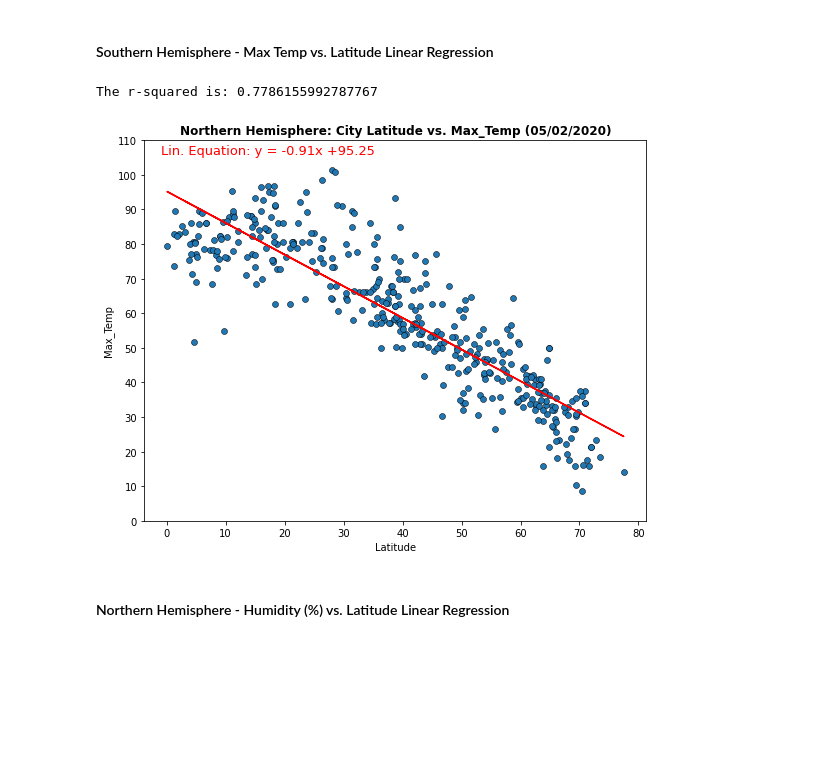
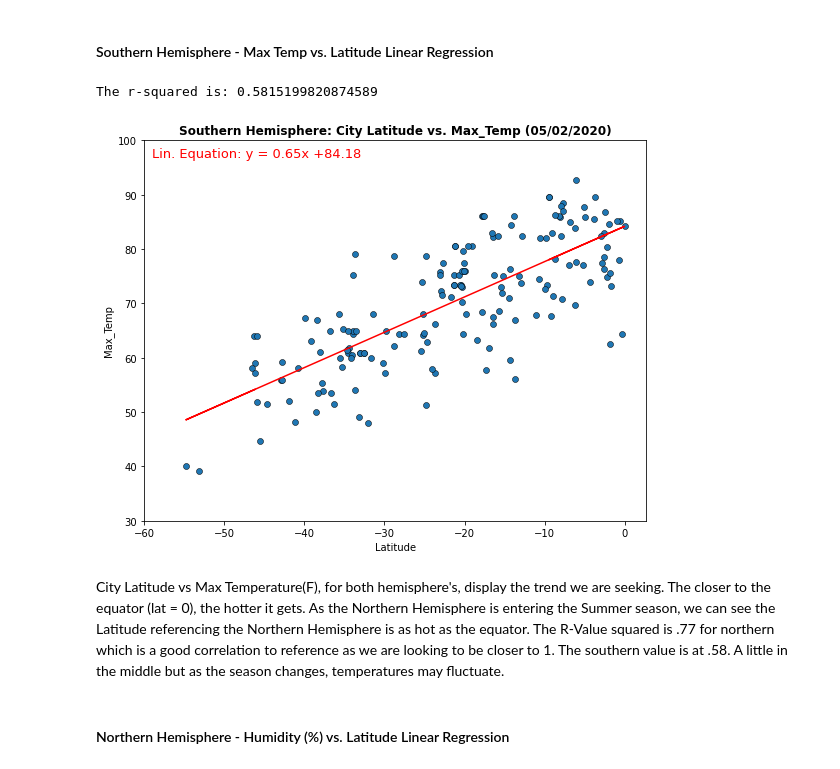
Before and after one commit to c-pompa/API-Challenge, a Jupyter notebook: WeatherPy/WeatherPy.ipynb, the cells around one changed output. Saved outputs shown, nothing was run; the diff lists cells and outputs as text; code cells hidden in the pictures; blank space fills up the shorter version.

```diff
--- a/WeatherPy/WeatherPy.ipynb
+++ b/WeatherPy/WeatherPy.ipynb
@@ -536,8 +545,6 @@ def hemisphereLinRegressPlots(df, hemisphere):
 
     plt.xticks(np.arange(round_down_x, round_up_x+1, 10.0))
     plt.yticks(np.arange(round_down_y, round_up_y+1, 10.0))
-    plt.xticks(np.arange(round_down_x, round_up_x+1, 10.0))
-    plt.yticks(np.arange(round_down_y, round_up_y+1, 10.0))
     plt.xlabel('Latitude')
     plt.ylabel(temp[0])
     plt.title(label=f'{name} Hemisphere: City Latitude vs. {temp[0]} ({date_retreived_data})', fontweight="bold")
@@ -559,10 +564,12 @@ The r-squared is: 0.7786155992787767
 # %% [markdown]
 ####  Southern Hemisphere - Max Temp vs. Latitude Linear Regression
 # %%
-hemisphereLinRegressPlots(lat_vs_temp_df, 'Northern')
+hemisphereLinRegressPlots(lat_vs_temp_df, 'Southern')
 # %% [output]
-The r-squared is: 0.7786155992787767
+The r-squared is: 0.5815199820874589
-[figure, old version]
+[figure, new version]
+# %% [markdown]
+City Latitude vs Max Temperature(F), for both hemisphere's, display the trend we are seeking. The closer to the equator (lat = 0), the hotter it gets. As the Northern Hemisphere is entering the Summer season, we can see the Latitude referencing the Northern Hemisphere is as hot as the equator. The R-Value squared is .77 for northern which is a good correlation to reference as we are looking to be closer to 1. The southern value is at .58. A little in the middle but as the season changes, temperatures may fluctuate.
 # %% [markdown]
 ####  Northern Hemisphere - Humidity (%) vs. Latitude Linear Regression
 # %%
```
Also changed, not shown: parts of 9 cells of this notebook, 5 other files.
